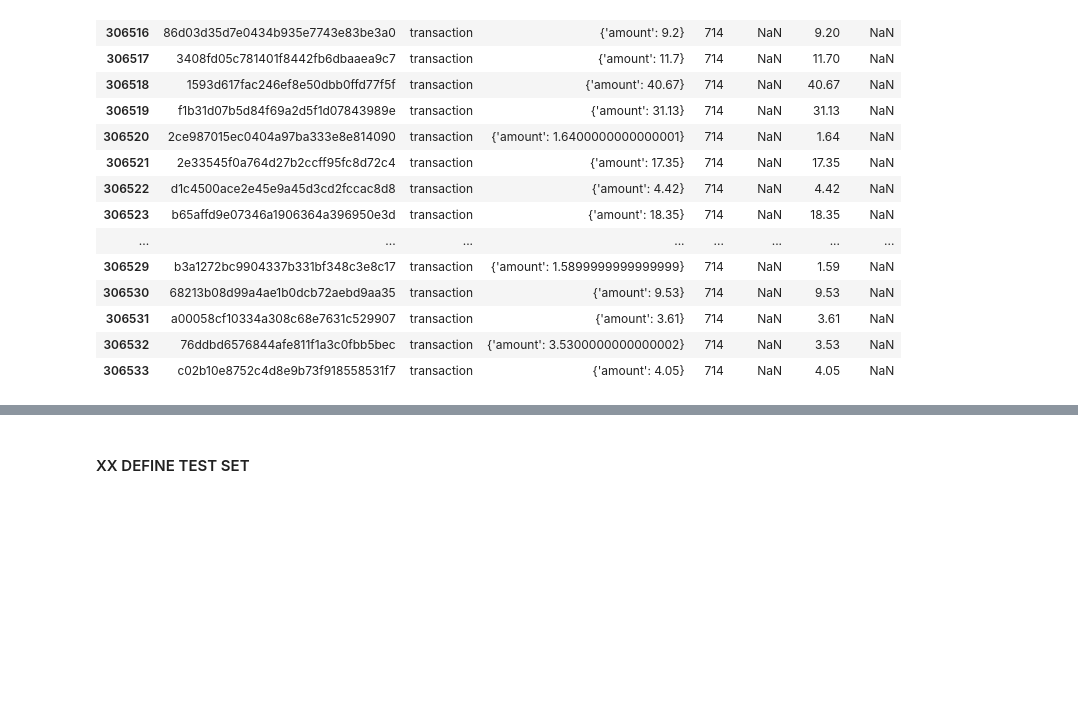
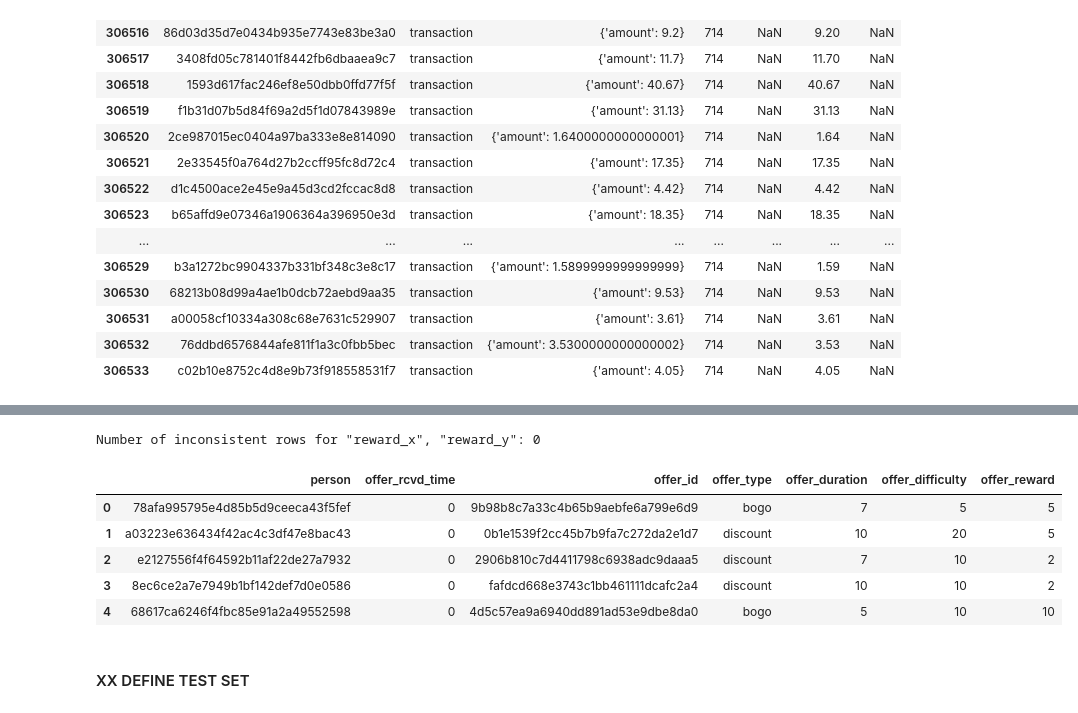
Before and after one commit to Oliver-Balb/Starbucks, a Jupyter notebook: Starbucks_Capstone_notebook.ipynb, the cells around one changed output, grey strips where cells are left out. Saved outputs shown, nothing was run; the diff lists cells and outputs as text; code cells hidden in the pictures; blank space fills up the shorter version.

Commit message:
offer_agg prepared for enhancement by values from transcript

```diff
--- a/Starbucks_Capstone_notebook.ipynb
+++ b/Starbucks_Capstone_notebook.ipynb
@@ -300,3 +299,33 @@ transcript_norm.tail(20)
+# %%
+# Perform the inner join
+transcript_norm = pd.merge(transcript_norm, portfolio, left_on='offer_id', right_on='id')
+# %%
+# Check if there are inconsistencies related to redundant columns "reward_x", "reward_y":
+print(f'Number of inconsistent rows for "reward_x", "reward_y": {len(transcript_norm[(transcript_norm['event']=='offer completed') & (transcript_norm['reward_x'] != transcript_norm['reward_y'])].head(5))}')
+# %% [output]
+Number of inconsistent rows for "reward_x", "reward_y": 0
+# %%
+# Housekeeping for transcript_norm:
+# As there are no inconsistent rows, rename drop column "reward_x". Drop redundand columns "id" (containing "offer_id"), "value". Rename column "reward_y" to "reward"
+transcript_norm.drop(['reward_x', 'id', 'value'], axis=1, inplace=True)
+transcript_norm.rename(columns={'reward_y': 'offer_reward', 'duration': 'offer_duration', 'difficulty': 'offer_difficulty', 'reward': 'offer_reward', 'time': 'offer_rcvd_time'}, inplace=True)
+# %%
+# Focus just on "offer_type" "bogo" or "discount" and all "offer received" events
+offer_agg = transcript_norm.loc[(transcript_norm['event'] == 'offer received') & (transcript_norm['offer_type'].isin(['bogo', 'discount']))].copy()
+# Drop column "event" as only events "offer received" are contained
+offer_agg.drop(['event'], axis=1, inplace=True)
+# %%
+# Reorder columns
+offer_agg = offer_agg[['person', 'offer_rcvd_time', 'offer_id', 'offer_type', 'offer_duration', 'offer_difficulty', 'offer_reward']]
+# %%
+offer_agg.head(5)
+# %% [output]
+|  | person | offer_rcvd_time | offer_id | offer_type | offer_duration | offer_difficulty | offer_reward |
+| 0 | 78afa995795e4d85b5d9ceeca43f5fef | 0 | 9b98b8c7a33c4b65b9aebfe6a799e6d9 | bogo | 7 | 5 | 5 |
+| 1 | a03223e636434f42ac4c3df47e8bac43 | 0 | 0b1e1539f2cc45b7b9fa7c272da2e1d7 | discount | 10 | 20 | 5 |
+| 2 | e2127556f4f64592b11af22de27a7932 | 0 | 2906b810c7d4411798c6938adc9daaa5 | discount | 7 | 10 | 2 |
+| 3 | 8ec6ce2a7e7949b1bf142def7d0e0586 | 0 | fafdcd668e3743c1bb461111dcafc2a4 | discount | 10 | 10 | 2 |
+| 4 | 68617ca6246f4fbc85e91a2a49552598 | 0 | 4d5c57ea9a6940dd891ad53e9dbe8da0 | bogo | 5 | 10 | 10 |
 # %% [markdown]
 #### XX DEFINE TEST SET
 # %%
```
Also changed, not shown: parts of 13 cells of this notebook, 1 other file.
